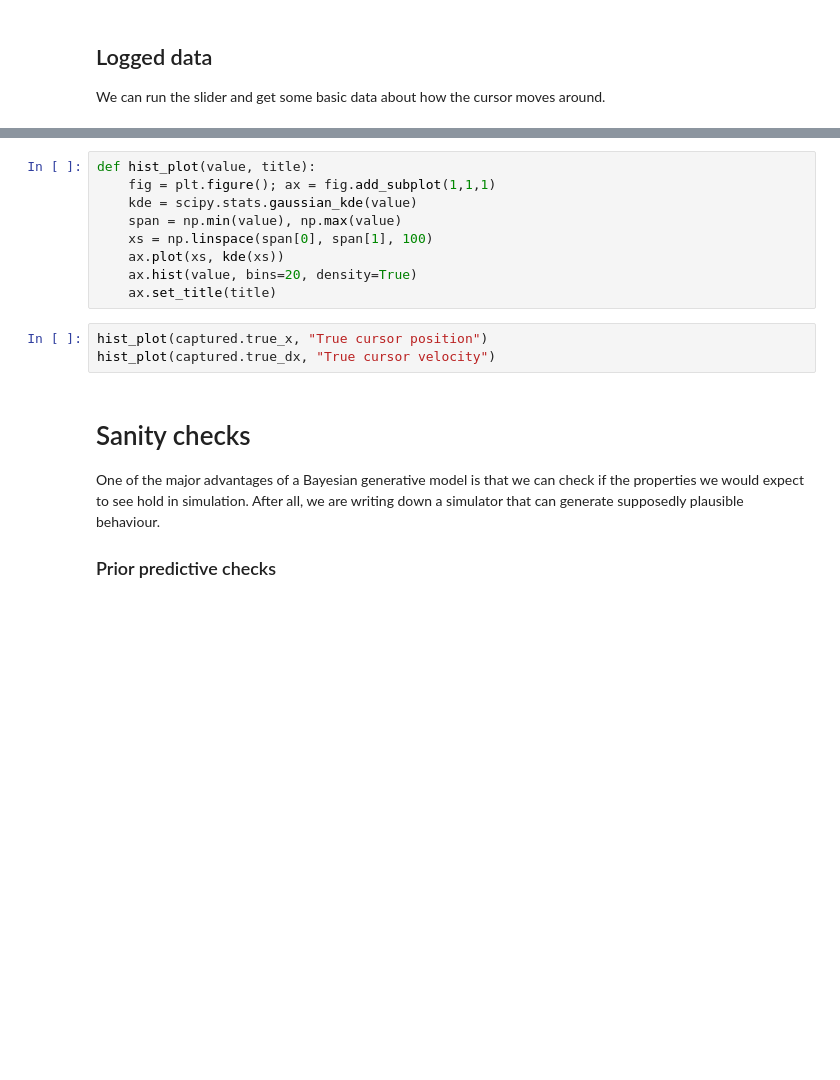
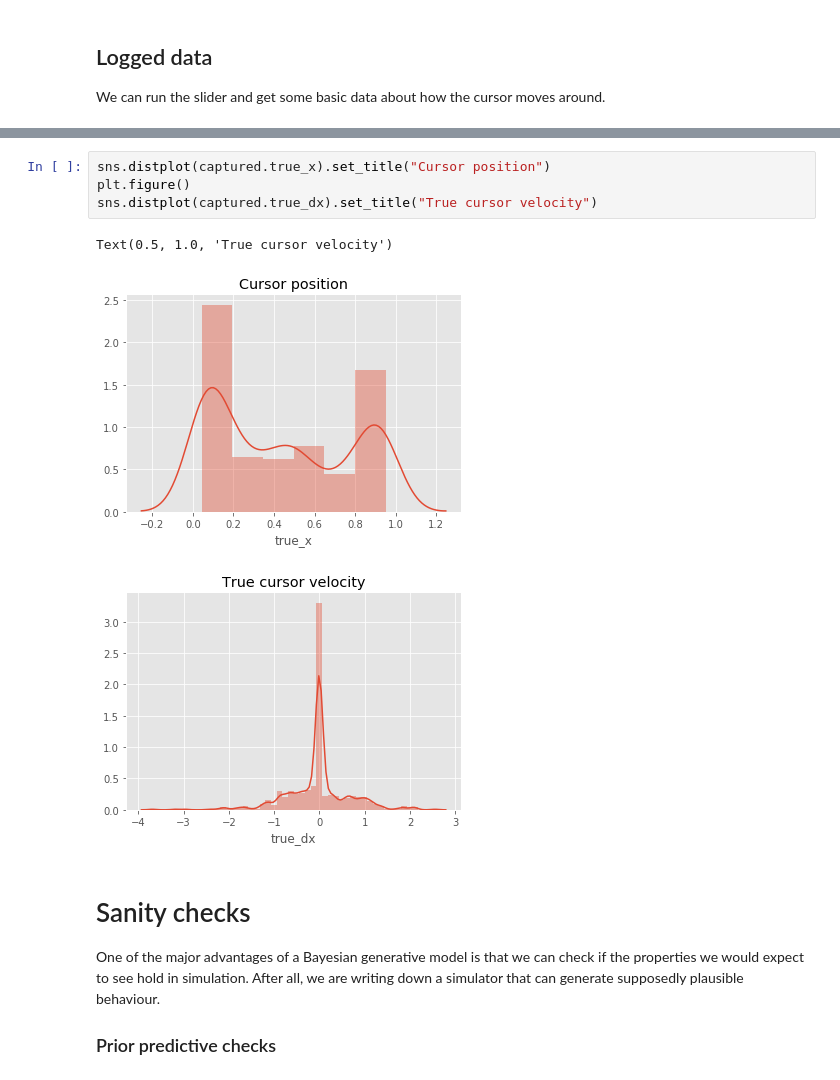
Before and after one commit to johnhw/chi_course_2019, a Jupyter notebook: 01_intro_to_bayesian_methods/Introduction_to_Bayesian_Methods_in_HCI.ipynb, the cells around one changed output, grey strips where cells are left out. Drawn from its saved outputs; the diff is of its cells as text; blank space fills up the shorter version.

```diff
--- a/01_intro_to_bayesian_methods/Introduction_to_Bayesian_Methods_in_HCI.ipynb
+++ b/01_intro_to_bayesian_methods/Introduction_to_Bayesian_Methods_in_HCI.ipynb
@@ -794,15 +815,11 @@ captured = load_last_log()
-# %%
-def hist_plot(value, title):
-    fig = plt.figure(); ax = fig.add_subplot(1,1,1)
-    kde = scipy.stats.gaussian_kde(value)
-    span = np.min(value), np.max(value)
-    xs = np.linspace(span[0], span[1], 100)
-    ax.plot(xs, kde(xs))
-    ax.hist(value, bins=20, density=True)
-    ax.set_title(title)
 # %%
-hist_plot(captured.true_x, "True cursor position")
-hist_plot(captured.true_dx, "True cursor velocity")
+sns.distplot(captured.true_x).set_title("Cursor position")
+plt.figure()
+sns.distplot(captured.true_dx).set_title("True cursor velocity")
+# %% [output]
+Text(0.5, 1.0, 'True cursor velocity')
+[figure, added]
+[figure, added]
 # %% [markdown]
 # Sanity checks
 
```
Also changed, not shown: parts of 10 cells of this notebook.
